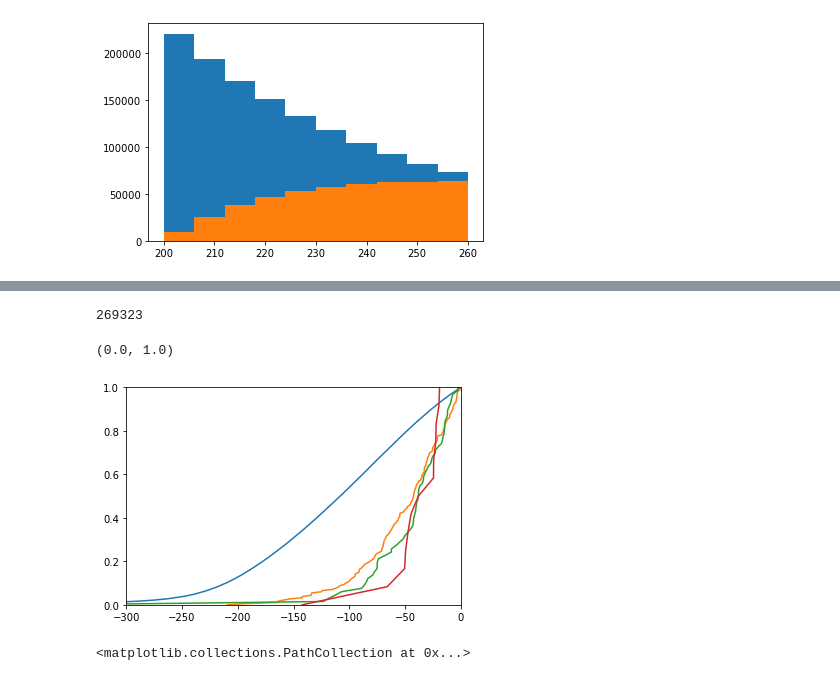
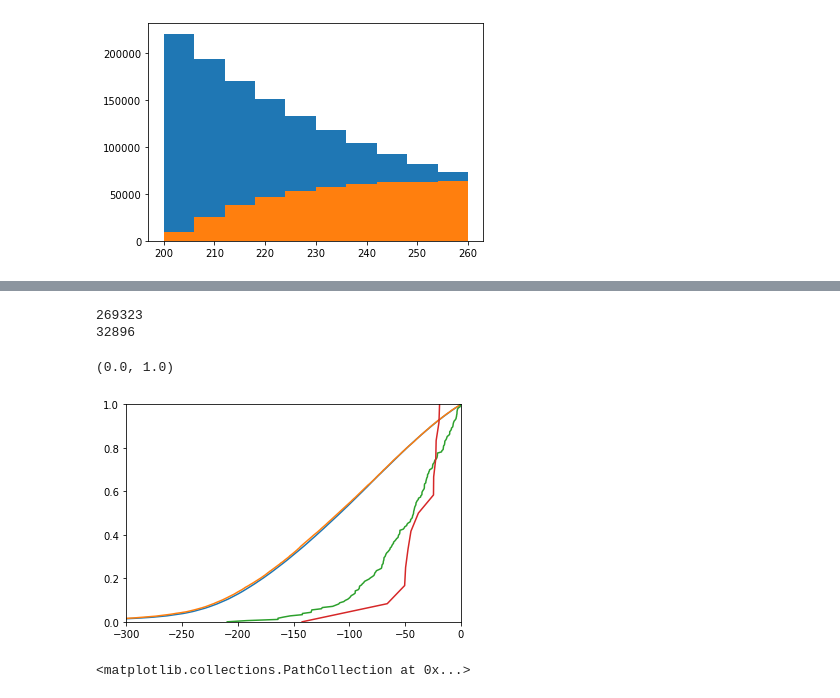
Before and after one commit to forero/LocalGroupKinematics, a Jupyter notebook: nb/explore.ipynb, the cells around one changed output, grey strips where cells are left out. Drawn from its saved outputs; the diff is of its cells as text; code cells hidden in the pictures.

```diff
--- a/nb/explore.ipynb
+++ b/nb/explore.ipynb
@@ -104,0 +98,7 @@ vel_data_1 = np.loadtxt('../data/lg_pairs_AbacusSummit_base_c000_ph001_z0.100.da
+# %%
+vel_data_300 = np.loadtxt('../data/lg_pairs_TNG300-1.dat')
+vel_data_100 = np.loadtxt('../data/lg_pairs_TNG100-1.dat')
+vel_data_0 = np.loadtxt('../data/lg_pairs_AbacusSummit_base_c017_ph000_z0.100.dat')
+vel_data_1 = np.loadtxt('../data/lg_pairs_AbacusSummit_high_c000_ph100_z0.100.dat')
+vel_data_2 = np.loadtxt('../data/lg_pairs_AbacusSummit_highbase_c000_ph100_z0.100.dat')
+#vel_data_3 = np.loadtxt('../data/lg_pairs_AbacusSummit_base_c000_ph003_z0.100.dat')
@@ -158,20 +172,23 @@ plt.ylim(0,1)
 # %%
 n_0 = len(vel_data_0)
 print(n_0)
 plt.plot(np.sort(vel_data_0[:,2]), np.linspace(0,1,n_0))
 
+n_0 = len(vel_data_1)
+print(n_0)
+plt.plot(np.sort(vel_data_1[:,2]), np.linspace(0,1,n_0))
+
+
 n_t = len(vel_data_300)
 plt.plot(np.sort(vel_data_300[:,2]), np.linspace(0,1,n_t))
-
-n_t = len(vel_data_300_3)
-plt.plot(np.sort(vel_data_300_3[:,2]), np.linspace(0,1,n_t))
 
 n_t = len(vel_data_100)
 plt.plot(np.sort(vel_data_100[:,2]), np.linspace(0,1,n_t))
 
 plt.xlim(-300,0)
 plt.ylim(0,1)
 # %% [output]
 269323
+32896
 (0.0, 1.0)
-[figure, old version]
+[figure, new version]
```
Also changed, not shown: parts of 15 cells of this notebook.
